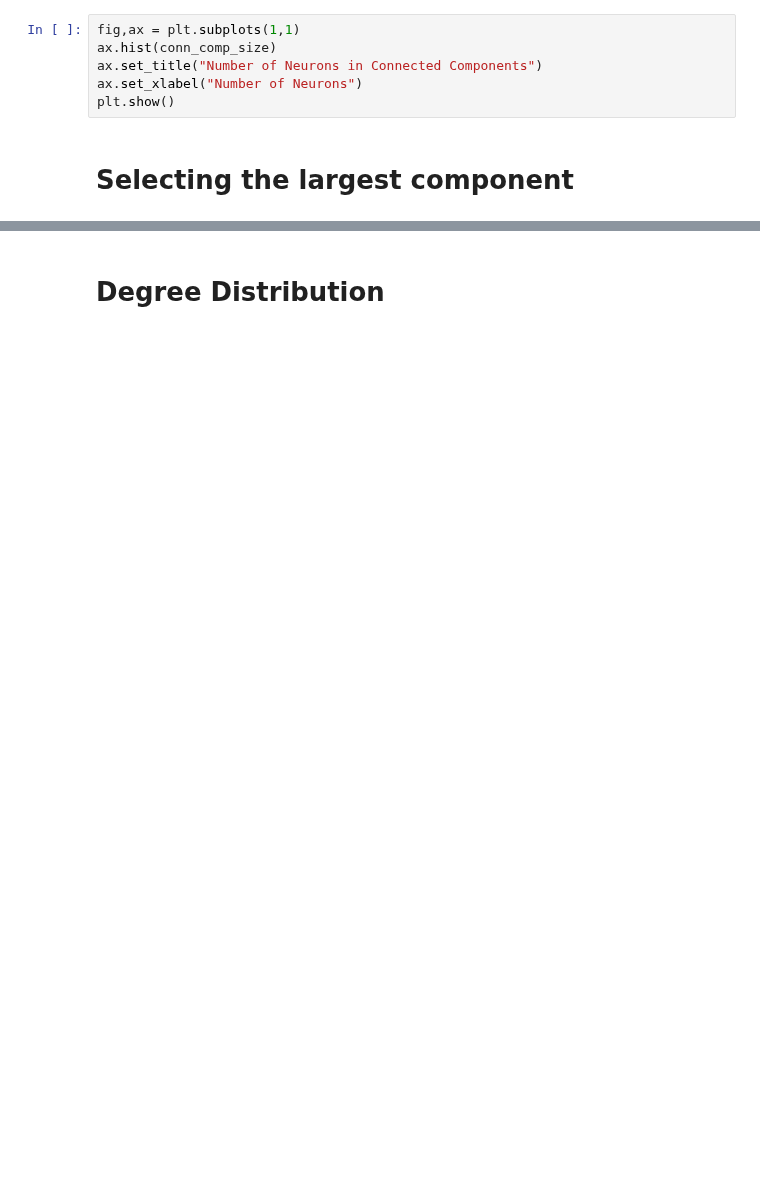
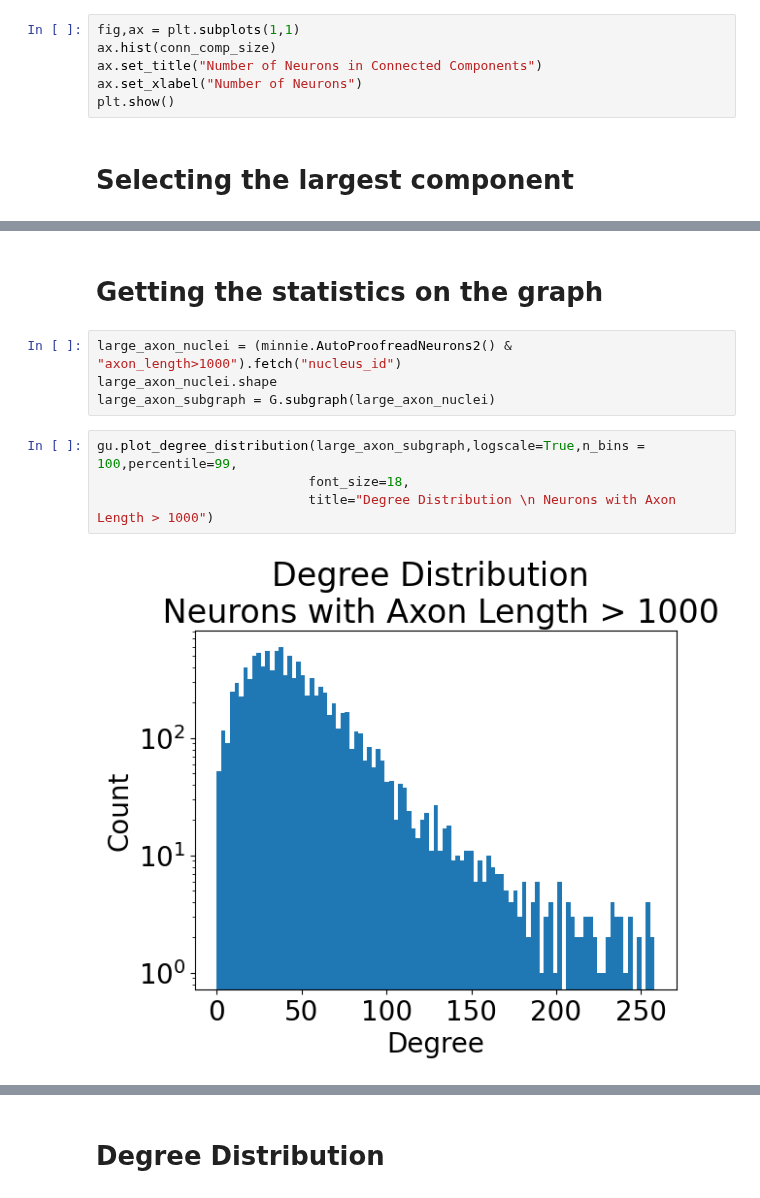
Before and after one commit to celiibrendan/neuron_mesh_tools, a Jupyter notebook: Graph_Analysis/Graph_Exploration_Version_2.ipynb, the cells around one changed output, grey strips where cells are left out. Drawn from its saved outputs; the diff is of its cells as text; blank space fills up the shorter version.

```diff
--- a/Graph_Analysis/Graph_Exploration_Version_2.ipynb
+++ b/Graph_Analysis/Graph_Exploration_Version_2.ipynb
@@ -155,0 +268,12 @@ node_names_largest_comp.shape
+# %% [markdown]
+# Getting the statistics on the graph
+# %%
+large_axon_nuclei = (minnie.AutoProofreadNeurons2() & "axon_length>1000").fetch("nucleus_id")
+large_axon_nuclei.shape
+large_axon_subgraph = G.subgraph(large_axon_nuclei)
+# %%
+gu.plot_degree_distribution(large_axon_subgraph,logscale=True,n_bins = 100,percentile=99,
+                           font_size=18,
+                           title="Degree Distribution \n Neurons with Axon Length > 1000")
+# %% [output]
+[figure, added]
```
Also changed, not shown: parts of 25 cells of this notebook, 4 other files.
